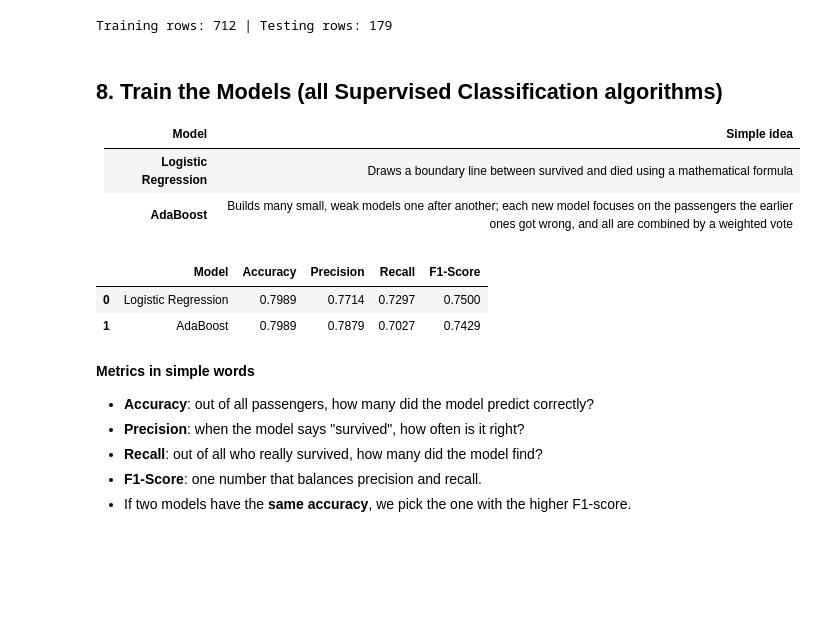
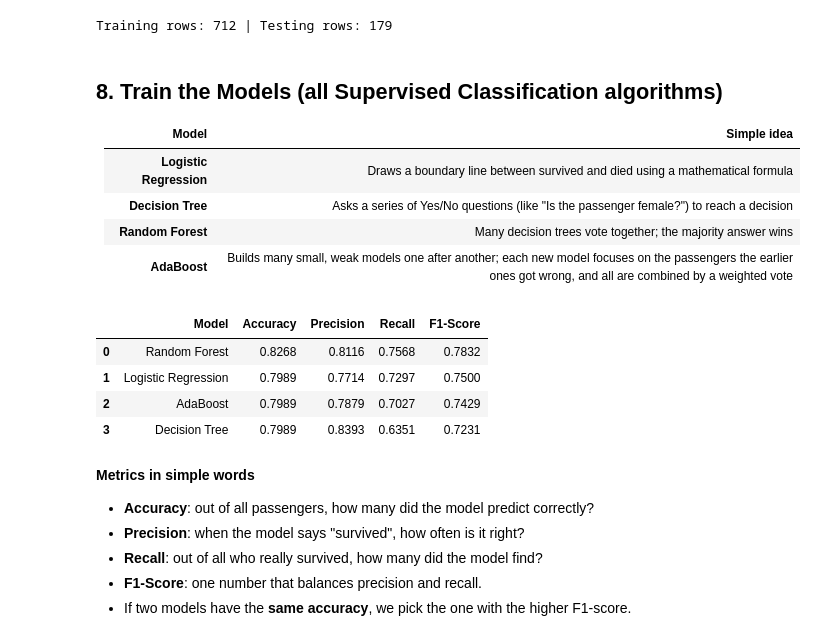
Before and after one commit to aniket123pathak/ML_mini_project, a Jupyter notebook: titanic_survival_prediction.ipynb, the cells around one changed output. Saved outputs shown, nothing was run; the diff lists cells and outputs as text; code cells hidden in the pictures; blank space fills up the shorter version.

```diff
--- a/titanic_survival_prediction.ipynb
+++ b/titanic_survival_prediction.ipynb
@@ -160,34 +161,40 @@ Training rows: 712 | Testing rows: 179
 | Model | Simple idea |
 |---|---|
 | **Logistic Regression** | Draws a boundary line between survived and died using a mathematical formula |
+| **Decision Tree** | Asks a series of Yes/No questions (like "Is the passenger female?") to reach a decision |
+| **Random Forest** | Many decision trees vote together; the majority answer wins |
 | **AdaBoost** | Builds many small, weak models one after another; each new model focuses on the passengers the earlier ones got wrong, and all are combined by a weighted vote |
 # %%
 models = {
     "Logistic Regression": LogisticRegression(max_iter=1000),
+    "Decision Tree": DecisionTreeClassifier(max_depth=4, random_state=42),
+    "Random Forest": RandomForestClassifier(n_estimators=100, random_state=42),
     "AdaBoost": AdaBoostClassifier(n_estimators=50, random_state=42),
 }
 
 rows = []
 predictions = {}
 for name, model in models.items():
     model.fit(X_train, y_train)          # learn from training data
     pred = model.predict(X_test)         # predict on unseen test data
     predictions[name] = pred
     rows.append({
         "Model": name,
         "Accuracy": accuracy_score(y_test, pred),
         "Precision": precision_score(y_test, pred),
         "Recall": recall_score(y_test, pred),
         "F1-Score": f1_score(y_test, pred),
     })
 
 results = pd.DataFrame(rows).round(4).sort_values(["Accuracy", "F1-Score"], ascending=False).reset_index(drop=True)
 results.to_csv("model_comparison.csv", index=False)
 results
 # %% [output]
 |  | Model | Accuracy | Precision | Recall | F1-Score |
-| 0 | Logistic Regression | 0.7989 | 0.7714 | 0.7297 | 0.7500 |
-| 1 | AdaBoost | 0.7989 | 0.7879 | 0.7027 | 0.7429 |
+| 0 | Random Forest | 0.8268 | 0.8116 | 0.7568 | 0.7832 |
+| 1 | Logistic Regression | 0.7989 | 0.7714 | 0.7297 | 0.7500 |
+| 2 | AdaBoost | 0.7989 | 0.7879 | 0.7027 | 0.7429 |
+| 3 | Decision Tree | 0.7989 | 0.8393 | 0.6351 | 0.7231 |
 # %% [markdown]
 **Metrics in simple words**
 - **Accuracy**: out of all passengers, how many did the model predict correctly?
```
Also changed, not shown: parts of 11 cells of this notebook, 5 other files.
